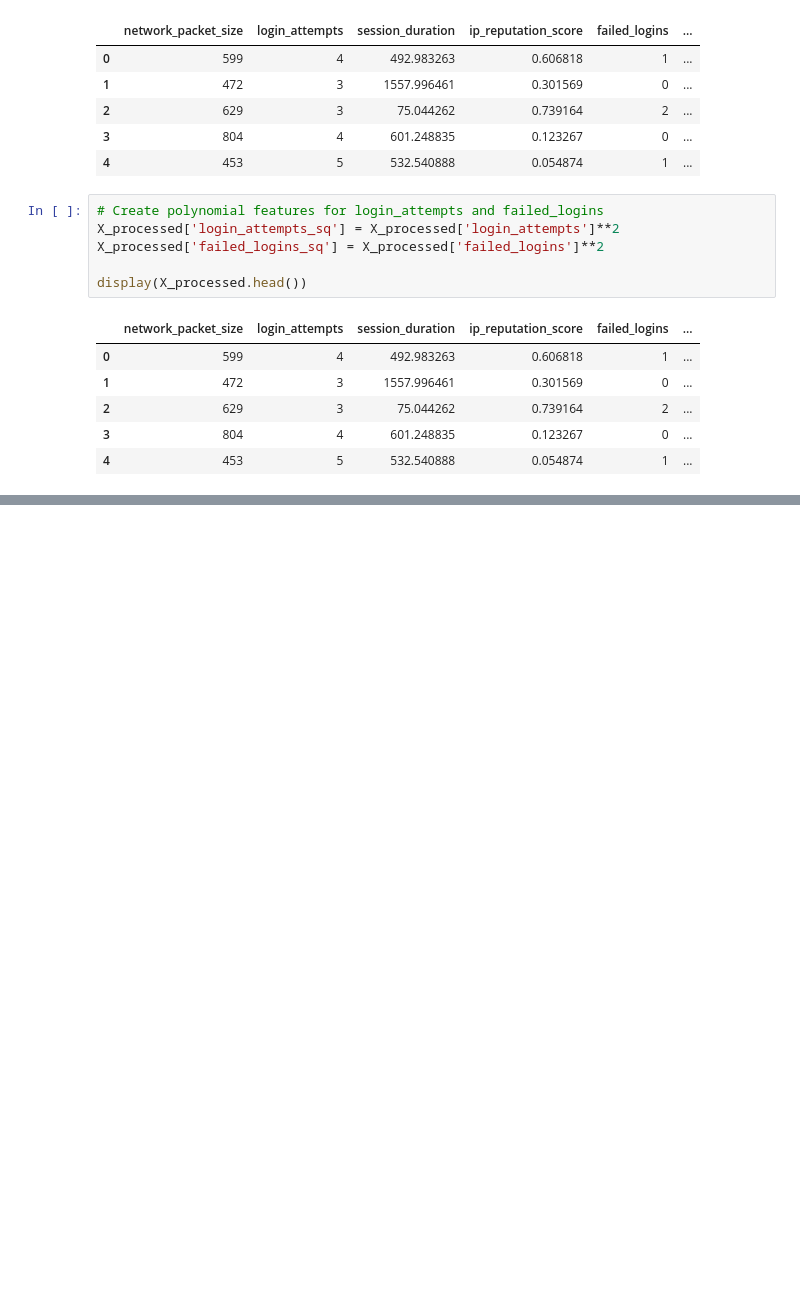
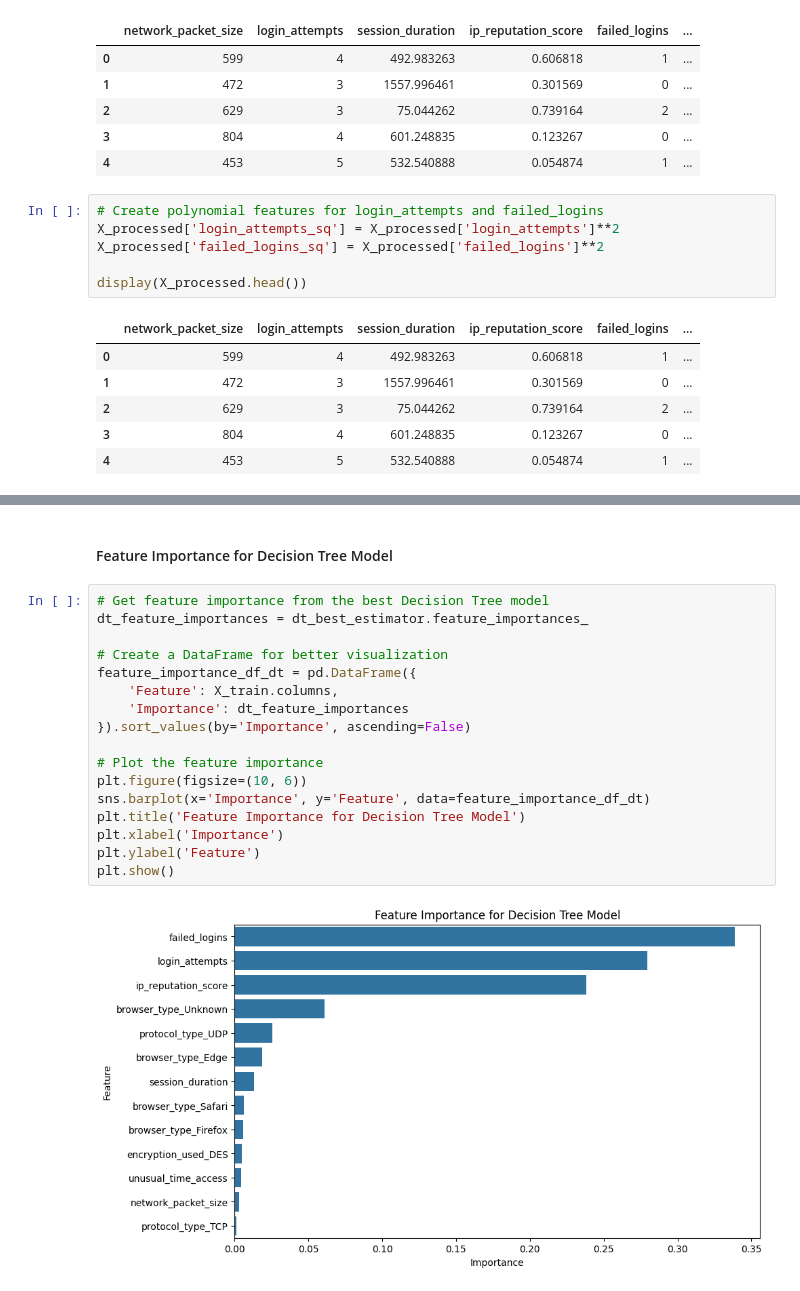
Before and after one commit to aminayusif/Intrudex, a Jupyter notebook: Intrudex_Cybersecurity_Intrusion_Detection_Analysis.ipynb, the cells around one changed output, grey strips where cells are left out. Drawn from its saved outputs; the diff is of its cells as text; blank space fills up the shorter version.

```diff
--- a/Intrudex_Cybersecurity_Intrusion_Detection_Analysis.ipynb
+++ b/Intrudex_Cybersecurity_Intrusion_Detection_Analysis.ipynb
@@ -312,0 +775,21 @@ display(X_processed.head())
+# %% [markdown]
+#### Feature Importance for Decision Tree Model
+# %%
+# Get feature importance from the best Decision Tree model
+dt_feature_importances = dt_best_estimator.feature_importances_
+
+# Create a DataFrame for better visualization
+feature_importance_df_dt = pd.DataFrame({
+    'Feature': X_train.columns,
+    'Importance': dt_feature_importances
+}).sort_values(by='Importance', ascending=False)
+
+# Plot the feature importance
+plt.figure(figsize=(10, 6))
+sns.barplot(x='Importance', y='Feature', data=feature_importance_df_dt)
+plt.title('Feature Importance for Decision Tree Model')
+plt.xlabel('Importance')
+plt.ylabel('Feature')
+plt.show()
+# %% [output]
+[figure, added]
```
Also changed, not shown: parts of 32 cells of this notebook.
